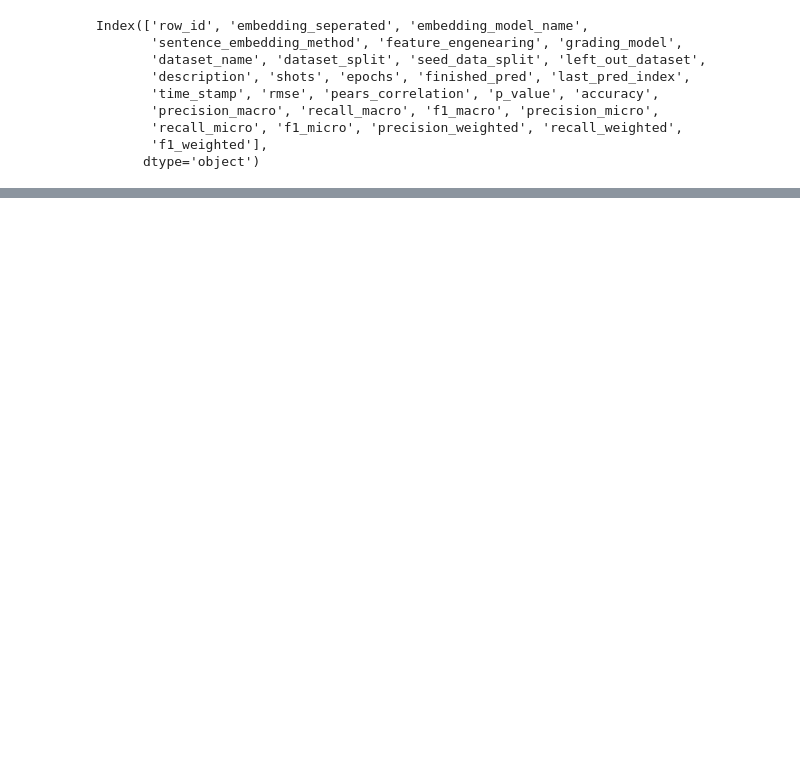
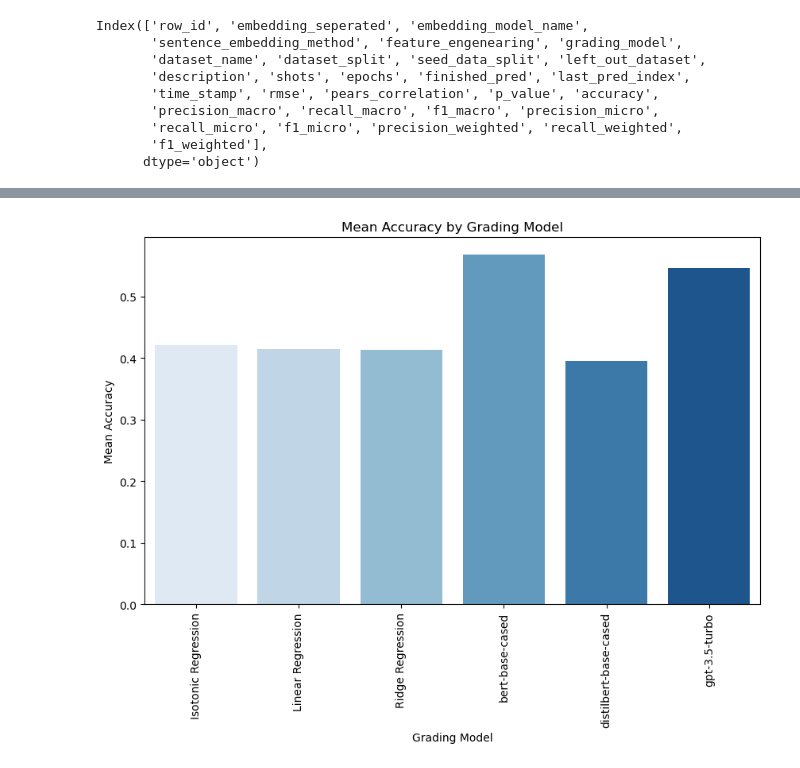
Before and after one commit to OlafVrijmoet/Thesis, a Jupyter notebook: performance_tracking/restuls_insights_test.ipynb, the cells around one changed output, grey strips where cells are left out. Cells and saved outputs as stored; diff of their text form; code cells hidden in the pictures; blank space fills up the shorter version.

```diff
--- a/performance_tracking/restuls_insights_test.ipynb
+++ b/performance_tracking/restuls_insights_test.ipynb
@@ -122,0 +150,4 @@ average_by_group
+# %%
+performance.groupby('grading_model')['accuracy'].agg(['mean', 'std', 'max', 'min'])
+stats_df = performance.groupby('grading_model')['accuracy'].agg(['mean', 'std', 'max', 'min']).reset_index()
+stats_df
@@ -122,0 +162,10 @@ average_by_group
+# %%
+plt.figure(figsize=(10,6))
+sns.barplot(x='grading_model', y='mean', data=stats_df, palette='Blues')
+plt.title('Mean Accuracy by Grading Model')
+plt.ylabel('Mean Accuracy')
+plt.xlabel('Grading Model')
+plt.xticks(rotation=90)
+plt.show()
+# %% [output]
+[figure, added]
```
Also changed, not shown: parts of 22 cells of this notebook, 4 other files.
